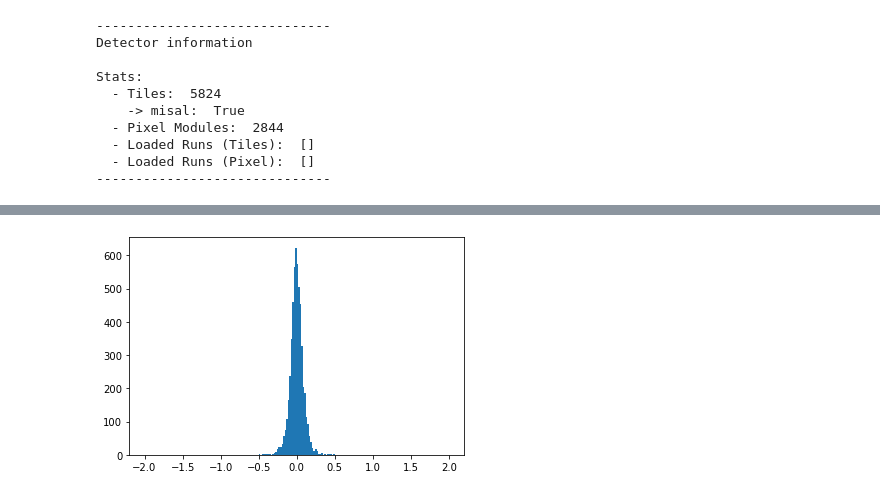
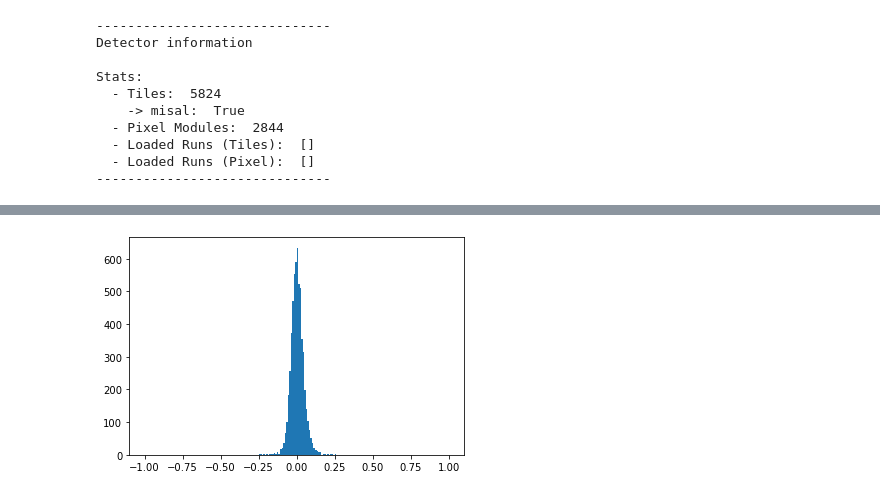
Before and after one commit to maximilianKoeper/melp, a Jupyter notebook: example_taft_v2.ipynb, the cells around one changed output, grey strips where cells are left out. Saved outputs shown, nothing was run; the diff lists cells and outputs as text; code cells hidden in the pictures.

```diff
--- a/example_taft_v2.ipynb
+++ b/example_taft_v2.ipynb
@@ -46,3 +46,4 @@ plt.show()
 # %%
-resid = melp.taft.calibrate("run42_20000.root")
+%%capture
+resid_z, resid_phi, cal = melp.taft.calibrate("mu3e_run_050000.root")
 # %% [output]
@@ -83,7 +67,8 @@ Error in <TH1F::ComputeIntegral>: Integral = zero
 # %%
-resid = np.array(resid)
+resid_z = np.array(resid_z)
+resid_phi = np.array(resid_phi)
 # %%
-plt.hist(resid, bins=200, range=(-2,2))
+plt.hist(resid_z, bins=200, range=(-1,1))
 plt.show()
 # %% [output]
-[figure, old version]
+[figure, new version]
```
Also changed, not shown: parts of 4 cells of this notebook, 1 other file.
